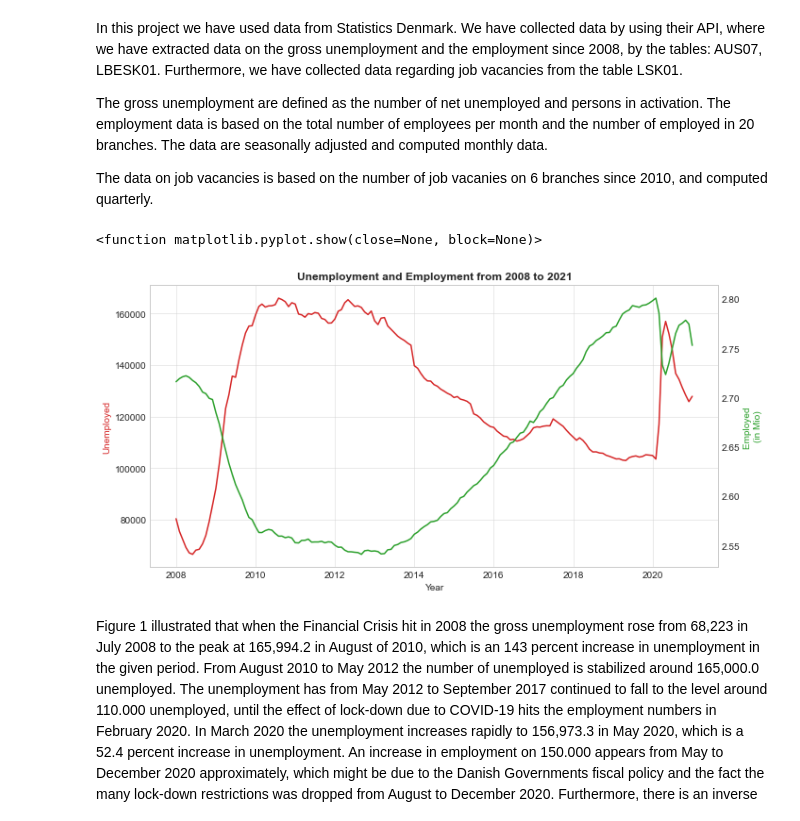
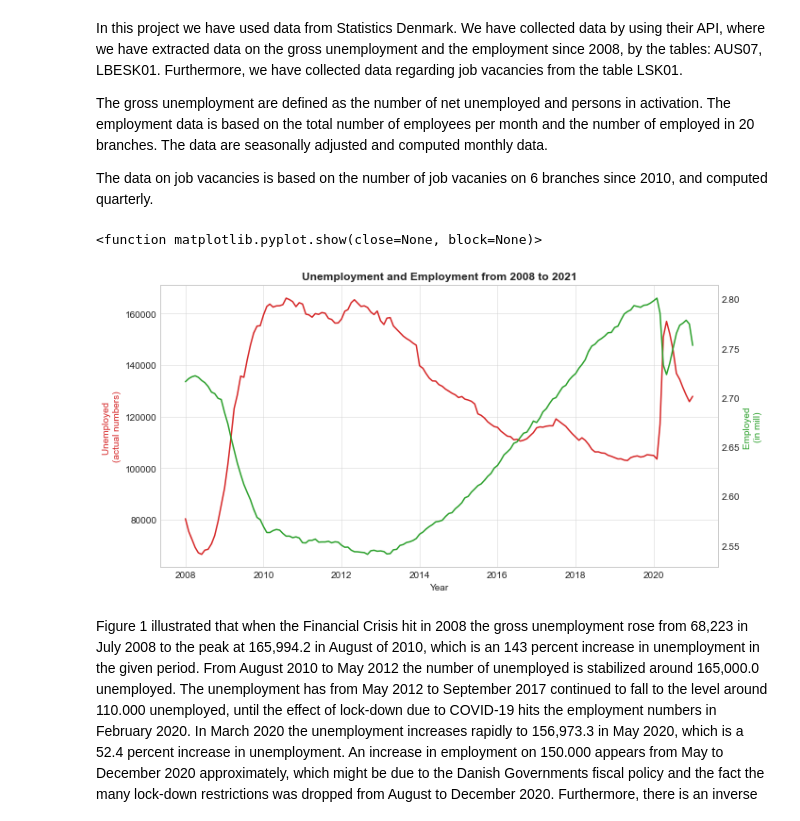
Before and after one commit to ceciliechrstnsn/projects-2021-luna-hjerteknuser, a Jupyter notebook: dataproject/dataproject.ipynb, the cells around one changed output. Drawn from its saved outputs; the diff is of its cells as text; code cells hidden in the pictures.

```diff
--- a/dataproject/dataproject.ipynb
+++ b/dataproject/dataproject.ipynb
@@ -404,0 +111,9 @@ lsk01.head()
+# %%
+#### do we need this part?
+variables = {'YD': ['TOT','MEN', 'KVR', 'U25', 'O25', 'O30', 'O40', 'O50', 'O60'], 'SAESONFAK': ['10'],'Tid': ['*']}
+aus07 = Dst.get_data(table_id = 'AUS07', variables = variables)
+aus07 = aus07.drop(['SAESONFAK'], axis=1)
+
+aus07['TID'] = aus07['TID'].str.replace(r'\D', '')
+aus07['TID'] =  pd.to_datetime(aus07['TID'],
+                              format='%Y%m')
@@ -404,0 +204,13 @@ lsk01.head()
+# %%
+# Storing relevant data
+variables = {'BRANCHEDB071038': ['TOT', 'A', 'B', 'C', 'D', 'E', 'F', 'G', 'H', 'I', 'J', 'K', 'L', 'M', 'N', 'O', 'P', 'Q', 'R', 'S', 'X'],'Tid': ['*']}
+lbesk03 = Dst.get_data(table_id = 'LBESK03', variables = variables)
+lbesk03.rename(columns = {'BRANCHEDB071038': 'industry'}, inplace = True)
+
+lbesk03['TID'] = lbesk03['TID'].str.replace(r'\D', '')
+lbesk03['TID'] =  pd.to_datetime(lbesk03['TID'],
+                              format='%Y%m')
+
+lbesk03 = lbesk03.sort_values('TID')
+
+lbesk03.head(100)
@@ -406,9 +305,10 @@ lsk01.head()
 # Merge data sets
 # %%
 dstmerge = pd.merge(aus07, lbesk03, how='outer', on=['TID']);
-dstmerge.rename(columns = {'INDHOLD_x': 'Unemployed', 'INDHOLD_y': 'Employed', 'TID': 'TIME', 'BRANCHEDB071038': 'BRANCH'}, inplace = True)
+dstmerge.rename(columns = {'INDHOLD_x': 'Unemployed', 'INDHOLD_y': 'Employed', 'TID': 'TIME'}, inplace = True)
+# Removing pre 2008 as there are empty cells
+dstmerge = dstmerge.dropna(axis=0)
+dstmerge = dstmerge.sort_values('TIME')
 
-#### HVAD BRUGER VI NEDENSTÅENDE TIL?
-dstmerge['branch'] = dstmerge['BRANCH'].str[:1]
 dstmerge.head()
 # %% [output]
@@ -442,36 +329,37 @@ The data on job vacancies is based on the number of job vacanies on 6 branches s
 # %%
 #Unemployment and employment from 2008 to 2021
 #Data, unemployment and employment (using the subset of employment total from all industries):
-x = dstmerge['TIME']
-z = lbesk031['TID']
-data1 = dstmerge['Unemployed']
-data2 = lbesk031['INDHOLD']/1000000
+x = dstmerge.TIME.unique()
+z = lbesk03.TID.unique()
+data1 = dstmerge[(dstmerge['YD']=='Gross unemployment') & (dstmerge['industry']=='TOT Industry, total')]['Unemployed']
+data2 = lbesk03[lbesk03['industry']=='TOT Industry, total']['INDHOLD']/1000000
+
 
 #Create figure
 fig, ax1 = plt.subplots(figsize = (10,5))
 plt.title(f'Unemployment and Employment from 2008 to 2021', fontweight = 'bold')
 color = 'tab:red'
 ax1.set_xlabel('Year')
-ax1.set_ylabel('Unemployed', color=color)
+ax1.set_ylabel('Unemployed \n(actual numbers)', color=color)
 ax1.plot(x, data1, label=f'Unemployed', color = color)
 
 #Second axis:
 ax2 = ax1.twinx()
 color = 'tab:green'
 ax2.set_ylabel('Employed \n(in mill)', color = color)
 ax2.plot(z,data2, label = f'Employed', color = color)
 ax2.ticklabel_format(useOffset=False, style='plain', axis='y')
 
 ax1.grid(alpha = 0.5)
 ax2.grid(None)
 
 #To avoid the right y-label is clipped:
 fig.tight_layout()
 
 plt.show
 # %% [output]
 <function matplotlib.pyplot.show(close=None, block=None)>
-[figure, old version]
+[figure, new version]
 # %% [markdown]
 Figure 1 illustrated that when the Financial Crisis hit in 2008 the gross unemployment rose from 68,223 in July 2008 to the peak at 165,994.2 in August of 2010, which is an 143 percent increase in unemployment in the given period. From August 2010 to May 2012 the number of unemployed is stabilized around 165,000.0 unemployed. The unemployment has from May 2012 to September 2017 continued to fall to the level around 110.000 unemployed, until the effect of lock-down due to COVID-19 hits the employment numbers in February 2020. In March 2020 the unemployment increases rapidly to 156,973.3 in May 2020, which is a 52.4 percent increase in unemployment. An increase in employment on 150.000 appears from May to December 2020 approximately, which might be due to the Danish Governments fiscal policy and the fact the many lock-down restrictions was dropped from August to December 2020. Furthermore, there is an inverse relationship between the development in unemployed and employed, but is not 1-1 due to a worker can drop out of or enter the labor force.
 # %% [markdown]
```
Also changed, not shown: parts of 56 cells of this notebook.
